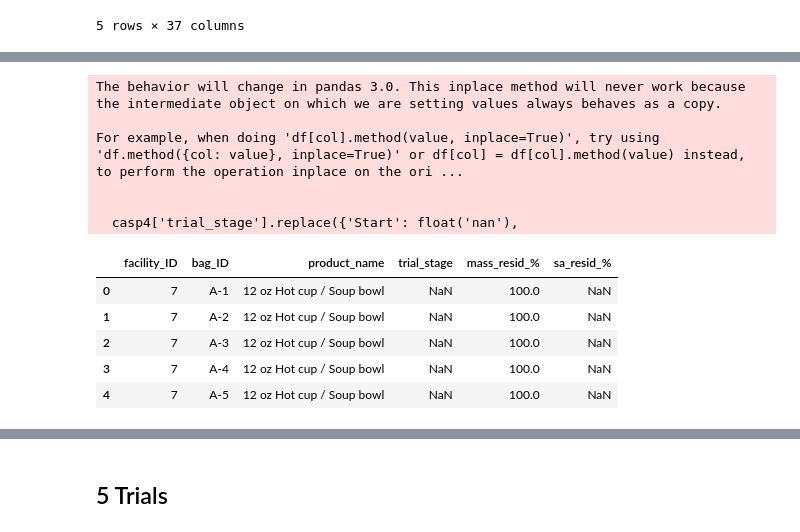
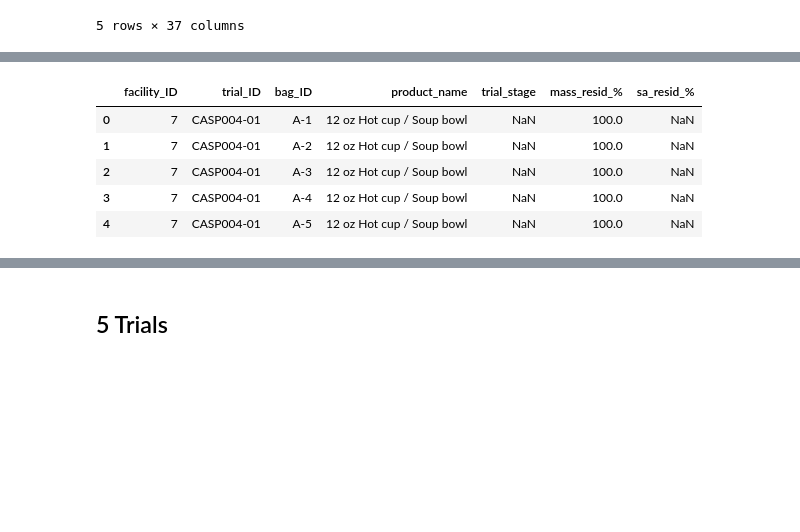
Before and after one commit to uchicago-dsi/compostable-disintegration-analysis, a Jupyter notebook: notebooks/add_observations_10trials.ipynb, the cells around one changed output, grey strips where cells are left out. Drawn from its saved outputs; the diff is of its cells as text; code cells hidden in the pictures; blank space fills up the shorter version.

Commit message:
updated observations wo missing values

```diff
--- a/notebooks/add_observations_10trials.ipynb
+++ b/notebooks/add_observations_10trials.ipynb
@@ -127,18 +185,18 @@ casp4.head()
 5 rows × 37 columns
 # %%
 # Force format
-casp4 = casp4[['org_ID', 'bag_ID',
+casp4 = casp4[['org_ID', 'trial_ID', 'bag_ID',
                'product_name', 'trial_stage',
                'product_weight_init_g', 'mean_weight_final_g']]
-casp4['org_ID'] = '7'
-casp4.rename(columns={'org_ID': 'facility_ID'}, inplace=True)
+
+casp4 = casp4.assign(org_ID='7').rename(columns={'org_ID': 'facility_ID'})
+casp4 = casp4.assign(trial_ID='CASP004-01')
 
 def calculate_mass_resid_percent(row):
     return round((row['mean_weight_final_g'] / row['product_weight_init_g']) * 100, 2)
 casp4['mass_resid_%'] = casp4.apply(calculate_mass_resid_percent, axis=1)
-casp4['mass_resid_%'] = casp4.apply(calculate_mass_resid_percent, axis=1)
+casp4.drop(columns=['product_weight_init_g', 'mean_weight_final_g'], inplace=True)
 
-casp4.drop(columns=['product_weight_init_g', 'mean_weight_final_g'], inplace=True)
 casp4['sa_resid_%'] = float('nan')
 casp4.head()
 # %% [output]
@@ -151,21 +209,13 @@ casp4.head()
 # %%
-casp4['trial_stage'].unique()
 casp4 = casp4[casp4['trial_stage'] != 'Interval']
-casp4['trial_stage'].replace({'Start': float('nan'),
-                              'End': 'Second Removal'}, inplace=True)
-
+casp4['trial_stage'] = casp4['trial_stage'].replace({'Start': float('nan'),
+                                                      'End': 'Second Removal'})
 casp4.head()
 # %% [output]
-The behavior will change in pandas 3.0. This inplace method will never work because the intermediate object on which we are setting values always behaves as a copy.
-
-For example, when doing 'df[col].method(value, inplace=True)', try using 'df.method({col: value}, inplace=True)' or df[col] = df[col].method(value) instead, to perform the operation inplace on the ori ...
-
-
-  casp4['trial_stage'].replace({'Start': float('nan'),
-|  | facility_ID | bag_ID | product_name | trial_stage | mass_resid_% | sa_resid_% |
-| 0 | 7 | A-1 | 12 oz Hot cup / Soup bowl | NaN | 100.0 | NaN |
-| 1 | 7 | A-2 | 12 oz Hot cup / Soup bowl | NaN | 100.0 | NaN |
-| 2 | 7 | A-3 | 12 oz Hot cup / Soup bowl | NaN | 100.0 | NaN |
-| 3 | 7 | A-4 | 12 oz Hot cup / Soup bowl | NaN | 100.0 | NaN |
-| 4 | 7 | A-5 | 12 oz Hot cup / Soup bowl | NaN | 100.0 | NaN |
+|  | facility_ID | trial_ID | bag_ID | product_name | trial_stage | mass_resid_% | sa_resid_% |
+| 0 | 7 | CASP004-01 | A-1 | 12 oz Hot cup / Soup bowl | NaN | 100.0 | NaN |
+| 1 | 7 | CASP004-01 | A-2 | 12 oz Hot cup / Soup bowl | NaN | 100.0 | NaN |
+| 2 | 7 | CASP004-01 | A-3 | 12 oz Hot cup / Soup bowl | NaN | 100.0 | NaN |
+| 3 | 7 | CASP004-01 | A-4 | 12 oz Hot cup / Soup bowl | NaN | 100.0 | NaN |
+| 4 | 7 | CASP004-01 | A-5 | 12 oz Hot cup / Soup bowl | NaN | 100.0 | NaN |
 # %%
```
Also changed, not shown: parts of 21 cells of this notebook, 1 other file.
